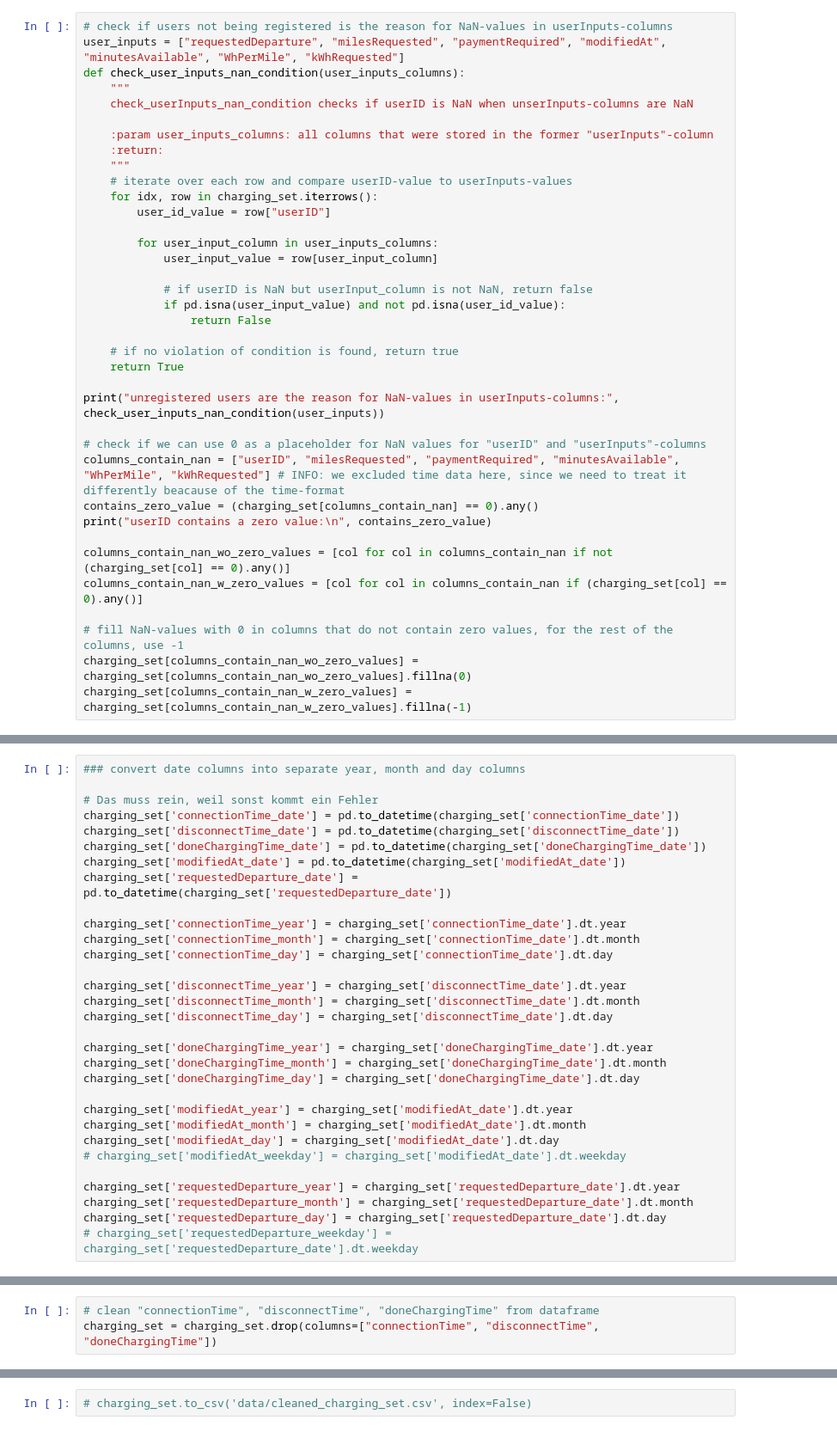
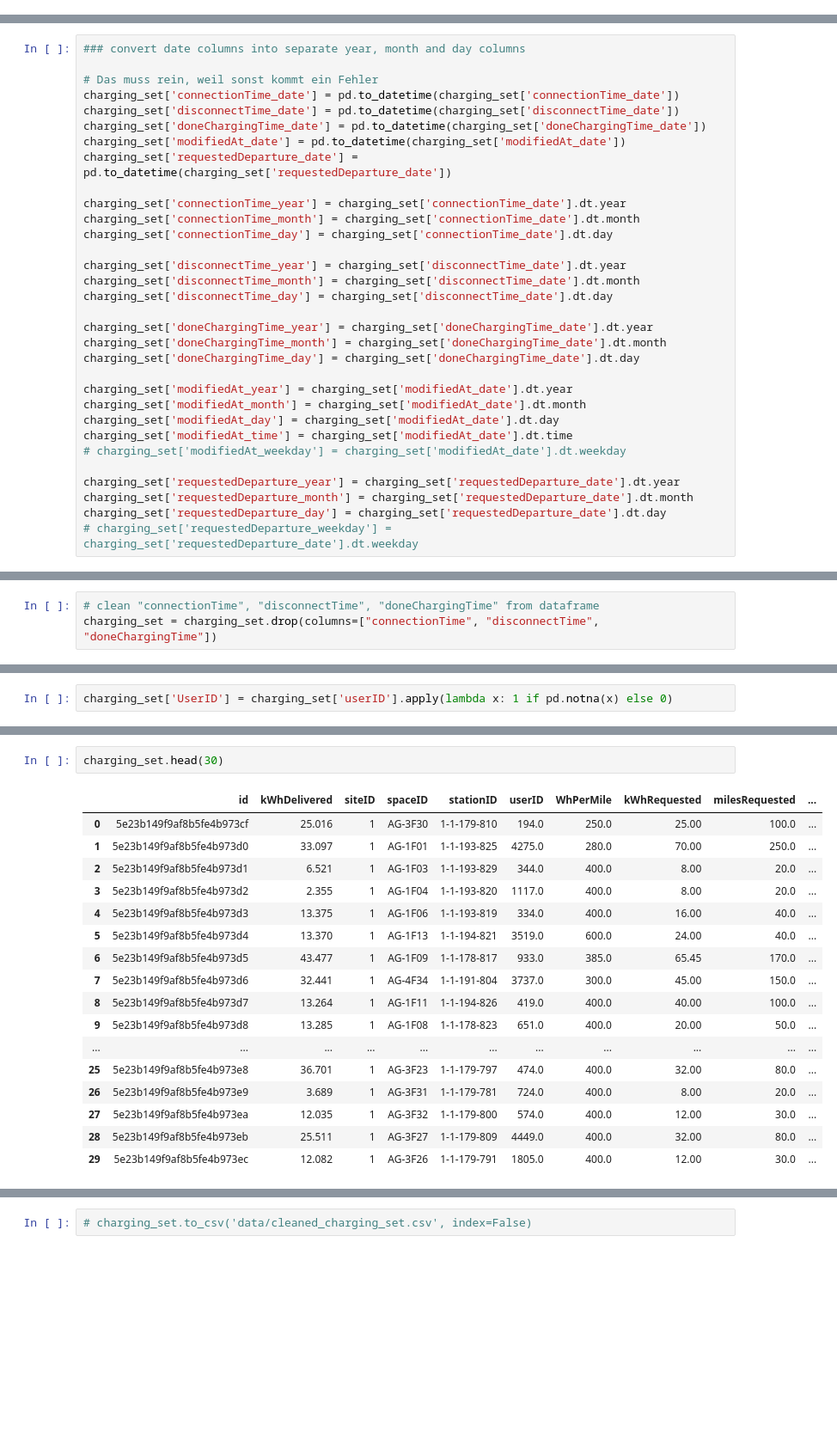
Before and after one commit to ge02/GinyuForce, a Jupyter notebook: data_prep_charging_set.ipynb, the cells around one changed output, grey strips where cells are left out. Shown at 86% size. Cells and saved outputs as stored; diff of their text form; blank space fills up the shorter version.

```diff
--- a/data_prep_charging_set.ipynb
+++ b/data_prep_charging_set.ipynb
@@ -187,37 +182,0 @@ We observe a large number of NaN-values in the columns that were separated from
-# %%
-# check if users not being registered is the reason for NaN-values in userInputs-columns
-user_inputs = ["requestedDeparture", "milesRequested", "paymentRequired", "modifiedAt", "minutesAvailable", "WhPerMile", "kWhRequested"]
-def check_user_inputs_nan_condition(user_inputs_columns):
-    """
-    check_userInputs_nan_condition checks if userID is NaN when unserInputs-columns are NaN
-
-    :param user_inputs_columns: all columns that were stored in the former "userInputs"-column
-    :return:
-    """
-    # iterate over each row and compare userID-value to userInputs-values
-    for idx, row in charging_set.iterrows():
-        user_id_value = row["userID"]
-
-        for user_input_column in user_inputs_columns:
-            user_input_value = row[user_input_column]
-
-            # if userID is NaN but userInput_column is not NaN, return false
-            if pd.isna(user_input_value) and not pd.isna(user_id_value):
-                return False
-
-    # if no violation of condition is found, return true
-    return True
-
-print("unregistered users are the reason for NaN-values in userInputs-columns:", check_user_inputs_nan_condition(user_inputs))
-
-# check if we can use 0 as a placeholder for NaN values for "userID" and "userInputs"-columns
-columns_contain_nan = ["userID", "milesRequested", "paymentRequired", "minutesAvailable", "WhPerMile", "kWhRequested"] # INFO: we excluded time data here, since we need to treat it differently beacause of the time-format
-contains_zero_value = (charging_set[columns_contain_nan] == 0).any()
-print("userID contains a zero value:\n", contains_zero_value)
-
-columns_contain_nan_wo_zero_values = [col for col in columns_contain_nan if not (charging_set[col] == 0).any()]
-columns_contain_nan_w_zero_values = [col for col in columns_contain_nan if (charging_set[col] == 0).any()]
-
-# fill NaN-values with 0 in columns that do not contain zero values, for the rest of the columns, use -1
-charging_set[columns_contain_nan_wo_zero_values] = charging_set[columns_contain_nan_wo_zero_values].fillna(0)
-charging_set[columns_contain_nan_w_zero_values] = charging_set[columns_contain_nan_w_zero_values].fillna(-1)
@@ -286,6 +334,7 @@ charging_set['doneChargingTime_day'] = charging_set['doneChargingTime_date'].dt.
 charging_set['modifiedAt_year'] = charging_set['modifiedAt_date'].dt.year
 charging_set['modifiedAt_month'] = charging_set['modifiedAt_date'].dt.month
 charging_set['modifiedAt_day'] = charging_set['modifiedAt_date'].dt.day
+charging_set['modifiedAt_time'] = charging_set['modifiedAt_date'].dt.time
 # charging_set['modifiedAt_weekday'] = charging_set['modifiedAt_date'].dt.weekday
 
 charging_set['requestedDeparture_year'] = charging_set['requestedDeparture_date'].dt.year
@@ -430,0 +396,2 @@ Name: 3765, dtype: object
+# %%
+charging_set['UserID'] = charging_set['userID'].apply(lambda x: 1 if pd.notna(x) else 0)
@@ -430,0 +405,20 @@ Name: 3765, dtype: object
+# %%
+charging_set.head(30)
+# %% [output]
+|  | id | kWhDelivered | siteID | spaceID | stationID | userID | WhPerMile | kWhRequested | milesRequested | ... |
+| 0 | 5e23b149f9af8b5fe4b973cf | 25.016 | 1 | AG-3F30 | 1-1-179-810 | 194.0 | 250.0 | 25.00 | 100.0 | ... |
+| 1 | 5e23b149f9af8b5fe4b973d0 | 33.097 | 1 | AG-1F01 | 1-1-193-825 | 4275.0 | 280.0 | 70.00 | 250.0 | ... |
+| 2 | 5e23b149f9af8b5fe4b973d1 | 6.521 | 1 | AG-1F03 | 1-1-193-829 | 344.0 | 400.0 | 8.00 | 20.0 | ... |
+| 3 | 5e23b149f9af8b5fe4b973d2 | 2.355 | 1 | AG-1F04 | 1-1-193-820 | 1117.0 | 400.0 | 8.00 | 20.0 | ... |
+| 4 | 5e23b149f9af8b5fe4b973d3 | 13.375 | 1 | AG-1F06 | 1-1-193-819 | 334.0 | 400.0 | 16.00 | 40.0 | ... |
+| 5 | 5e23b149f9af8b5fe4b973d4 | 13.370 | 1 | AG-1F13 | 1-1-194-821 | 3519.0 | 600.0 | 24.00 | 40.0 | ... |
+| 6 | 5e23b149f9af8b5fe4b973d5 | 43.477 | 1 | AG-1F09 | 1-1-178-817 | 933.0 | 385.0 | 65.45 | 170.0 | ... |
+| 7 | 5e23b149f9af8b5fe4b973d6 | 32.441 | 1 | AG-4F34 | 1-1-191-804 | 3737.0 | 300.0 | 45.00 | 150.0 | ... |
+| 8 | 5e23b149f9af8b5fe4b973d7 | 13.264 | 1 | AG-1F11 | 1-1-194-826 | 419.0 | 400.0 | 40.00 | 100.0 | ... |
+| 9 | 5e23b149f9af8b5fe4b973d8 | 13.285 | 1 | AG-1F08 | 1-1-178-823 | 651.0 | 400.0 | 20.00 | 50.0 | ... |
+| ... | ... | ... | ... | ... | ... | ... | ... | ... | ... | ... |
+| 25 | 5e23b149f9af8b5fe4b973e8 | 36.701 | 1 | AG-3F23 | 1-1-179-797 | 474.0 | 400.0 | 32.00 | 80.0 | ... |
+| 26 | 5e23b149f9af8b5fe4b973e9 | 3.689 | 1 | AG-3F31 | 1-1-179-781 | 724.0 | 400.0 | 8.00 | 20.0 | ... |
+| 27 | 5e23b149f9af8b5fe4b973ea | 12.035 | 1 | AG-3F32 | 1-1-179-800 | 574.0 | 400.0 | 12.00 | 30.0 | ... |
+| 28 | 5e23b149f9af8b5fe4b973eb | 25.511 | 1 | AG-3F27 | 1-1-179-809 | 4449.0 | 400.0 | 32.00 | 80.0 | ... |
+| 29 | 5e23b149f9af8b5fe4b973ec | 12.082 | 1 | AG-3F26 | 1-1-179-791 | 1805.0 | 400.0 | 12.00 | 30.0 | ... |
```
Also changed, not shown: parts of 23 cells of this notebook, 2 other files.
